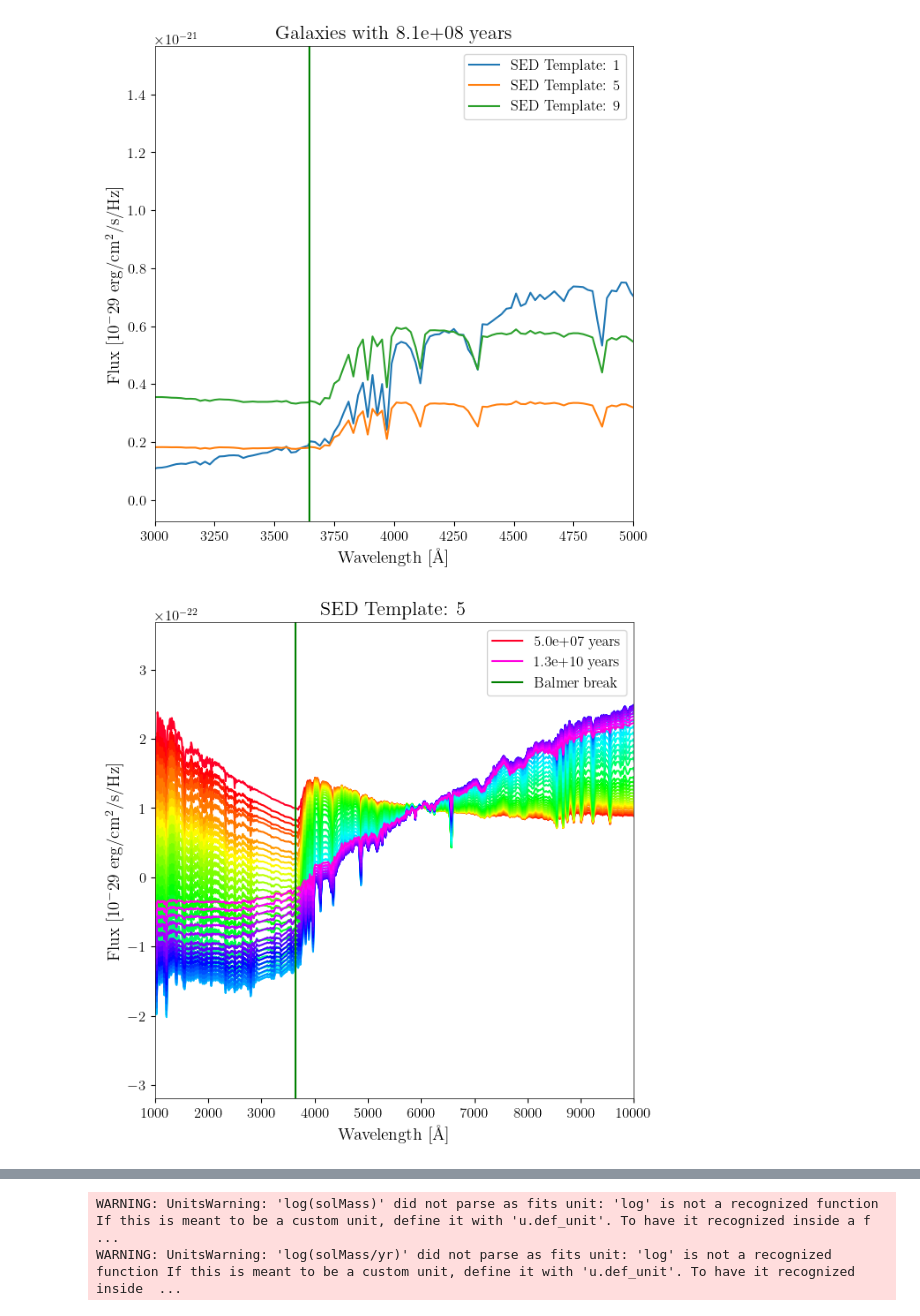
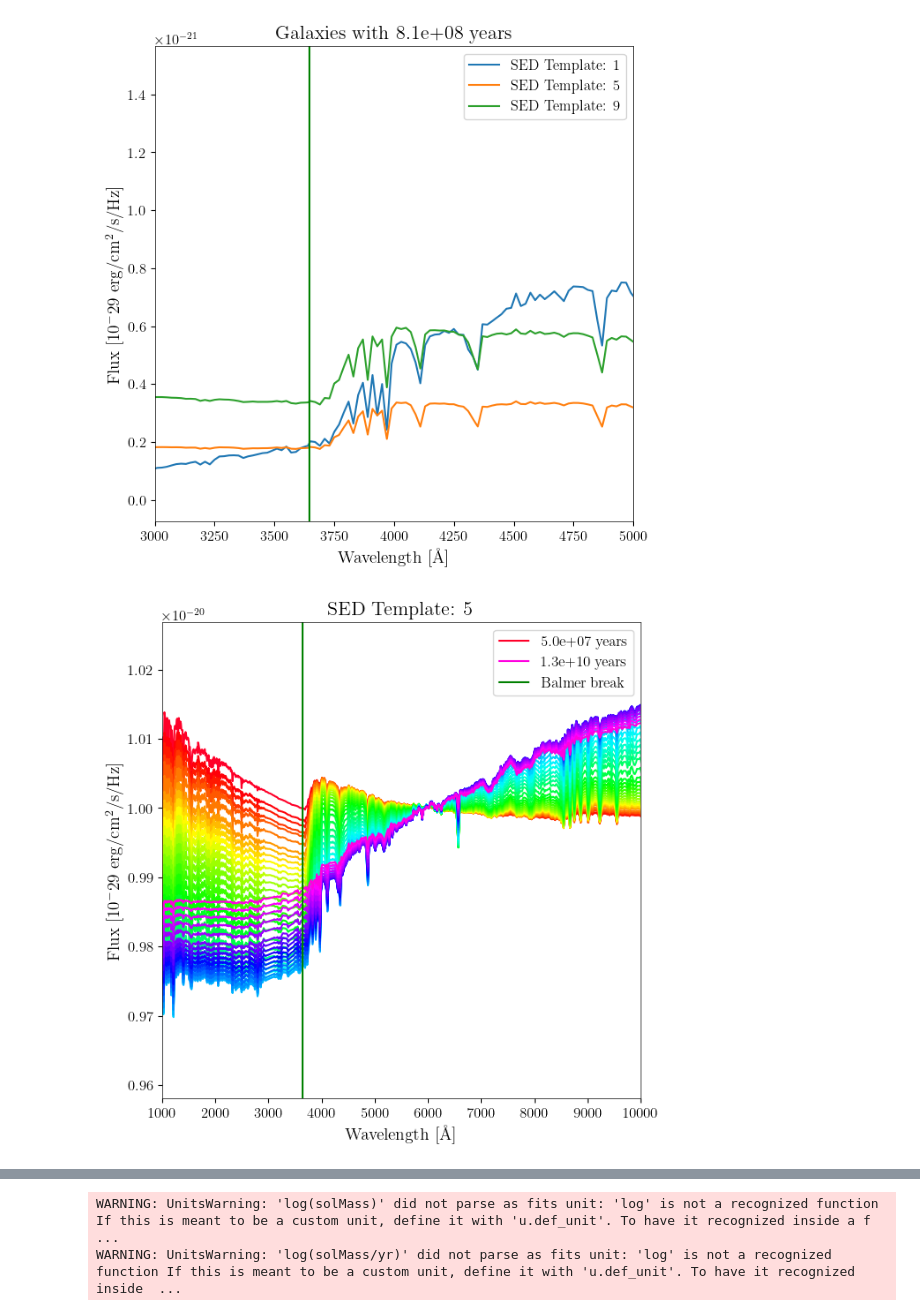
Before and after one commit to ninarighelato/Analysing-CATALOG2020-galaxies-with-a-SOM, a Jupyter notebook: LP_Galaxy_Models/Opening_BC03_Templates.ipynb, the cells around one changed output, grey strips where cells are left out. Cells and saved outputs as stored; diff of their text form; code cells hidden in the pictures.

```diff
--- a/LP_Galaxy_Models/Opening_BC03_Templates.ipynb
+++ b/LP_Galaxy_Models/Opening_BC03_Templates.ipynb
@@ -107,35 +107,35 @@ plt.close()
 # %%
 # PLOT OF ALL SEDs OF A UNIQUE GALAXY WITH A RAINBOW COLORMAP, MATCHING THEM IN 6010.0 Å (element 482 of the list where spectra data is)
 
 def fnu_mod_rescaled(m,t):
-    difference = (fnu_mod(m,t)[482].value-10**(-22)) *u.erg/u.cm/u.cm/u.s/u.Hz
+    difference = (fnu_mod(m,t)[482].value-10**(-20)) *u.erg/u.cm/u.cm/u.s/u.Hz
     fnu_mod_rescaled = fnu_mod(m,t) - difference
     return fnu_mod_rescaled
 
 plt.figure(figsize=(7,7))
 
 # COLORMAP IDEA TAKEN FROM COSMOS2020-READCAT (https://github.com/cosmic-dawn/cosmos2020-readcat)
 cm = plt.get_cmap('gist_rainbow')
 cc = [cm(1.*i/42) for i in range(42)]
 
 m = 5 # Number of the galaxy template used to plot
 for t in range(42): # Plot for all ages of the galaxy
     if t==0 or t==41:
         label = str("%.1e"%hdf['/model{}'.format(m)].attrs['age'][t])+' years'
     else:
         label = None
     plt.plot(wvl(m), fnu_mod_rescaled(m,t),c=cc[t],label=label)
 plt.title('SED Template: '+str(m),fontsize=16)
 plt.xlabel('Wavelength [Å]')
 plt.ylabel('Flux ['+f'$10^{-29}$ erg/cm$^2$/s/Hz]')
 plt.xlim(1*10**3,10*10**3)
 plt.axvline(3645,c='g',label='Balmer break')
 plt.legend()
 #plt.yscale("log")
 
 plt.show()
 # %% [output]
-[figure, old version]
+[figure, new version]
 # %%
 # PLOT OF SOME SEDs (associated to an age) OF A UNIQUE GALAXY WITH A RAINBOW COLORMAP, MATCHING THEM IN 6010.0 Å (element 482 of the list where spectra data is)
 
```
Also changed, not shown: parts of 3 cells of this notebook.
